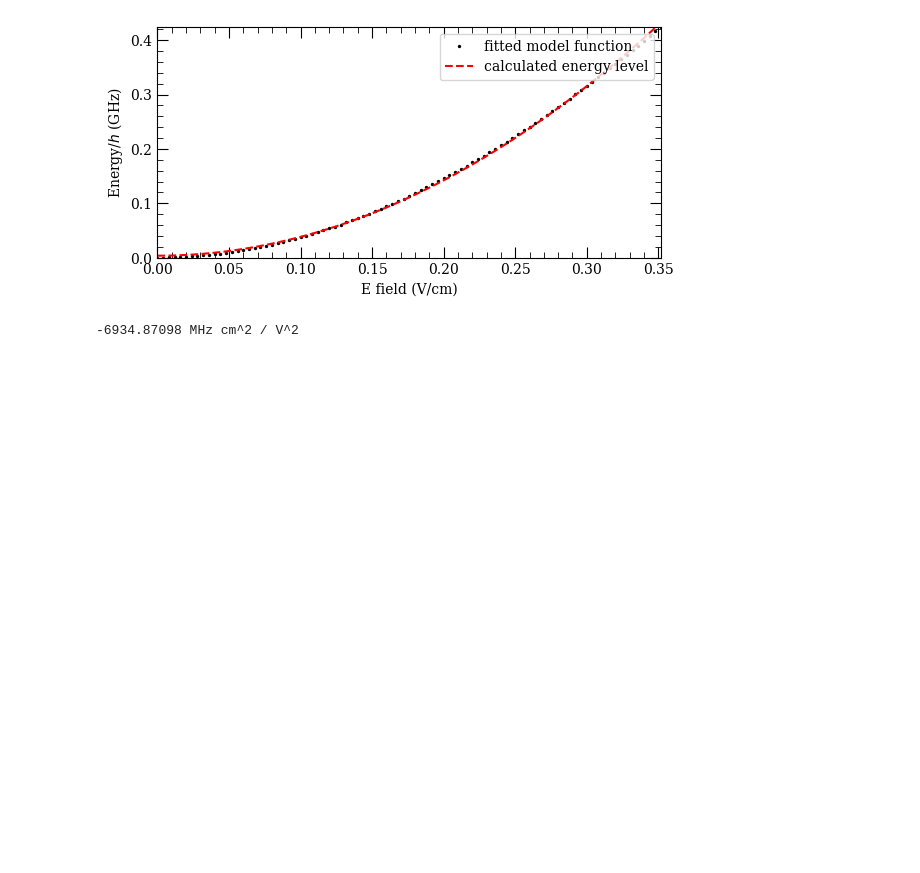
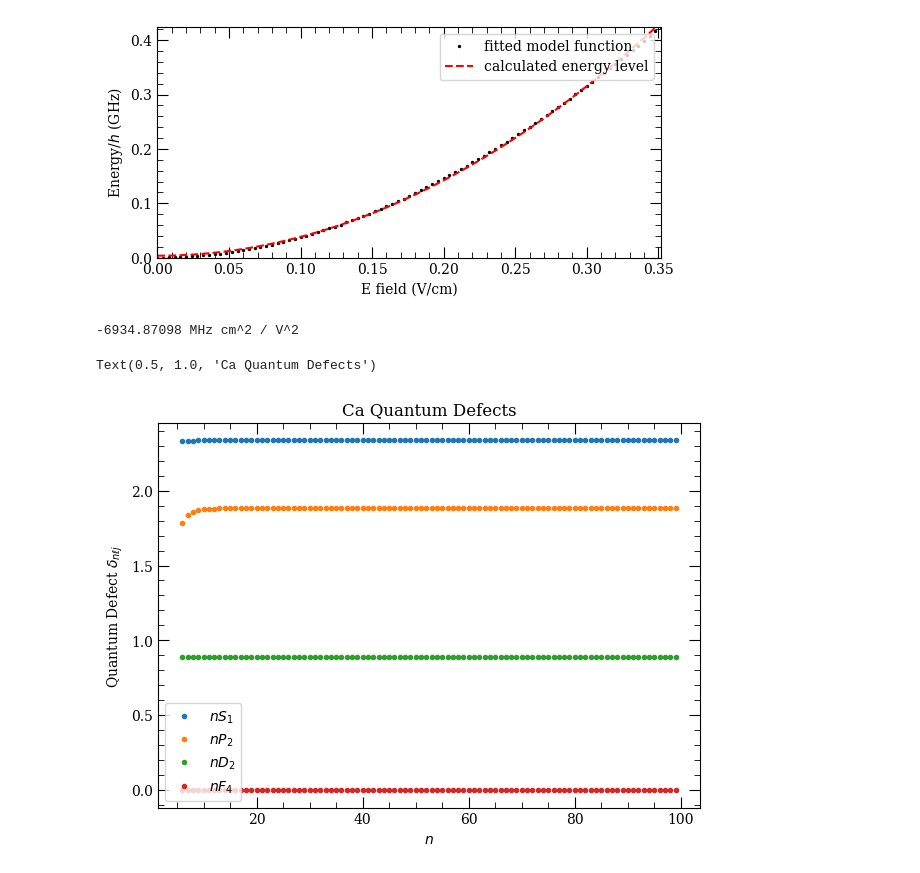
Before and after one commit to sdieden/Quantum-Control, a Jupyter notebook: ARC3_test.ipynb, the cells around one changed output. Drawn from its saved outputs; the diff is of its cells as text; code cells hidden in the pictures; blank space fills up the shorter version.

```diff
--- a/ARC3_test.ipynb
+++ b/ARC3_test.ipynb
@@ -65,3 +65,22 @@ plotting...
 [figure]
 [figure]
 -6934.87098 MHz cm^2 / V^2
+# %%
+n = np.arange(6, 100, 1)
+
+## a noter que ici c'est sans le calcium modifie, donc peu d'info.
+
+# Plot Quantum Defects of Cs
+fig, axes = plt.subplots(1, 1, figsize=(7, 5))
+
+axes.plot(n, atom.getQuantumDefect(n, 0, 0), ".", label="$nS_{1}$")
+axes.plot(n, atom.getQuantumDefect(n, 1, 1), ".", label="$nP_{2}$")
+axes.plot(n, atom.getQuantumDefect(n, 2, 0), ".", label="$nD_{2}$")
+axes.plot(n, atom.getQuantumDefect(n, 3, 1), ".", label="$nF_{4}$")
+axes.legend(loc=0)
+axes.set_xlabel("$n$")
+axes.set_ylabel("Quantum Defect $\delta_{n\ell j}$")
+axes.set_title("Ca Quantum Defects")
+# %% [output]
+Text(0.5, 1.0, 'Ca Quantum Defects')
+[figure, added]
```
Also changed, not shown: parts of 8 cells of this notebook.
